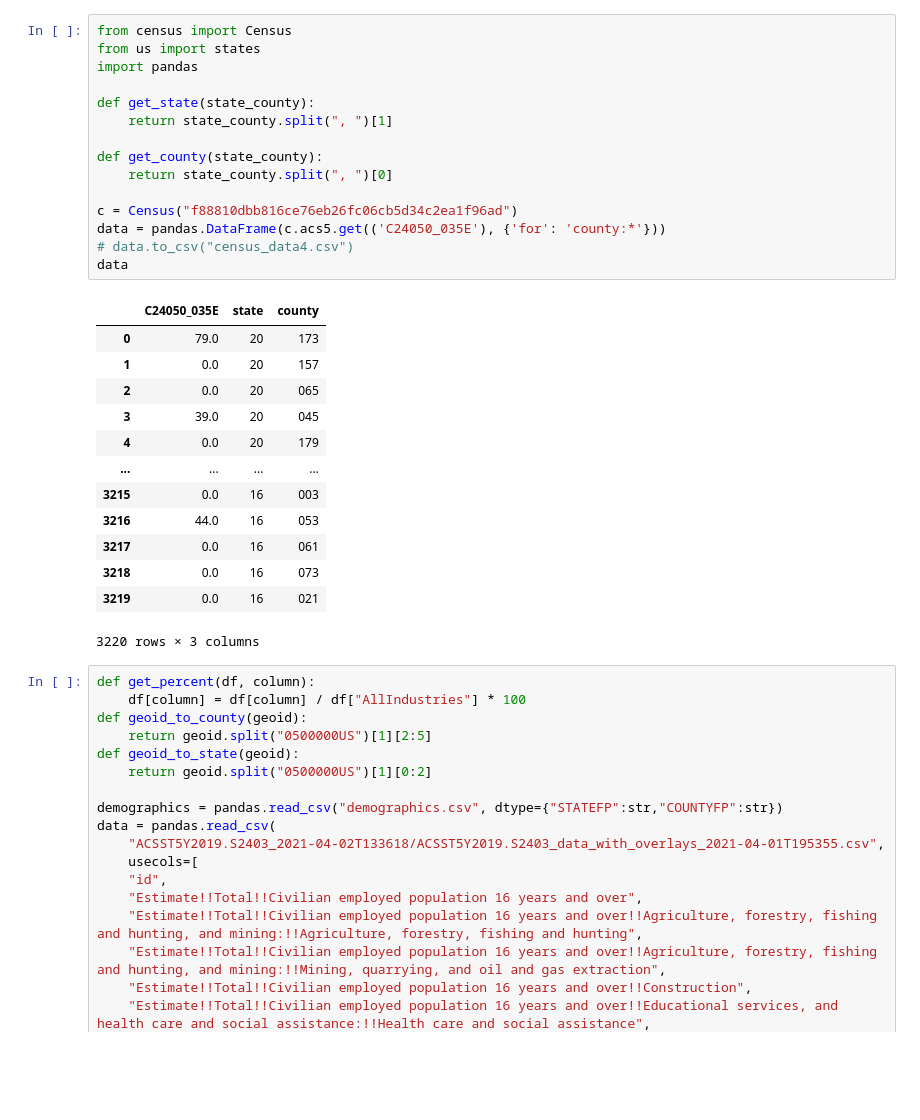
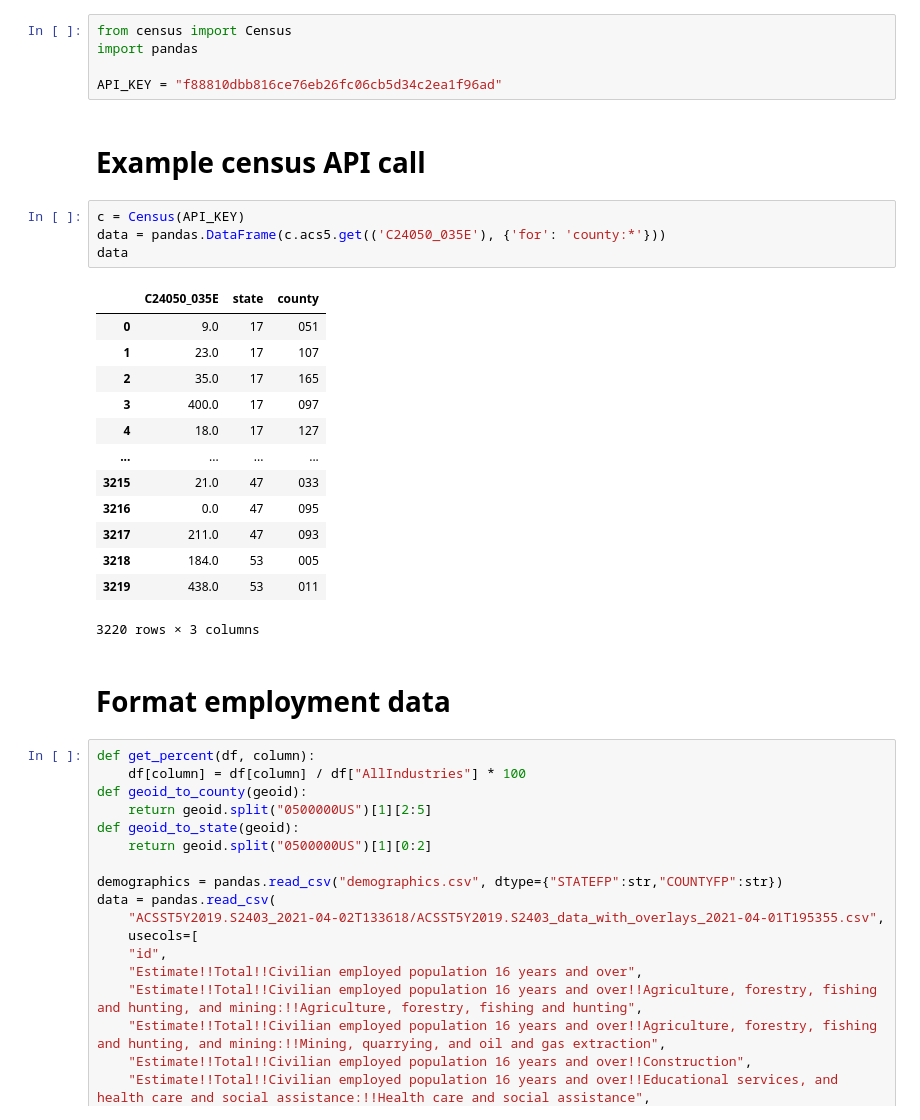
Before and after one commit to cypressf/climate-map-tests, a Jupyter notebook: census-data/get census data.ipynb, the cells around one changed output. Drawn from its saved outputs; the diff is of its cells as text; blank space fills up the shorter version.

Commit message:
Add census employment data

```diff
--- a/census-data/get census data.ipynb
+++ b/census-data/get census data.ipynb
@@ -1,32 +1,30 @@
-# %%
-from census import Census
-from us import states
-import pandas
-
-def get_state(state_county):
-    return state_county.split(", ")[1]
-
-def get_county(state_county):
-    return state_county.split(", ")[0]
-
-c = Census("f88810dbb816ce76eb26fc06cb5d34c2ea1f96ad")
-data = pandas.DataFrame(c.acs5.get(('C24050_035E'), {'for': 'county:*'}))
-# data.to_csv("census_data4.csv")
-data
-# %% [output]
-|  | C24050_035E | state | county |
-| 0 | 79.0 | 20 | 173 |
-| 1 | 0.0 | 20 | 157 |
-| 2 | 0.0 | 20 | 065 |
-| 3 | 39.0 | 20 | 045 |
-| 4 | 0.0 | 20 | 179 |
-| ... | ... | ... | ... |
-| 3215 | 0.0 | 16 | 003 |
-| 3216 | 44.0 | 16 | 053 |
-| 3217 | 0.0 | 16 | 061 |
-| 3218 | 0.0 | 16 | 073 |
-| 3219 | 0.0 | 16 | 021 |
-3220 rows × 3 columns
+# %%
+from census import Census
+import pandas
+
+API_KEY = "f88810dbb816ce76eb26fc06cb5d34c2ea1f96ad"
+# %% [markdown]
+# Example census API call
+# %%
+c = Census(API_KEY)
+data = pandas.DataFrame(c.acs5.get(('C24050_035E'), {'for': 'county:*'}))
+data
+# %% [output]
+|  | C24050_035E | state | county |
+| 0 | 9.0 | 17 | 051 |
+| 1 | 23.0 | 17 | 107 |
+| 2 | 35.0 | 17 | 165 |
+| 3 | 400.0 | 17 | 097 |
+| 4 | 18.0 | 17 | 127 |
+| ... | ... | ... | ... |
+| 3215 | 21.0 | 47 | 033 |
+| 3216 | 0.0 | 47 | 095 |
+| 3217 | 211.0 | 47 | 093 |
+| 3218 | 184.0 | 53 | 005 |
+| 3219 | 438.0 | 53 | 011 |
+3220 rows × 3 columns
+# %% [markdown]
+# Format employment data
 # %%
 def get_percent(df, column):
     df[column] = df[column] / df["AllIndustries"] * 100
```
Also changed, not shown: parts of 3 cells of this notebook, 2 other files.
